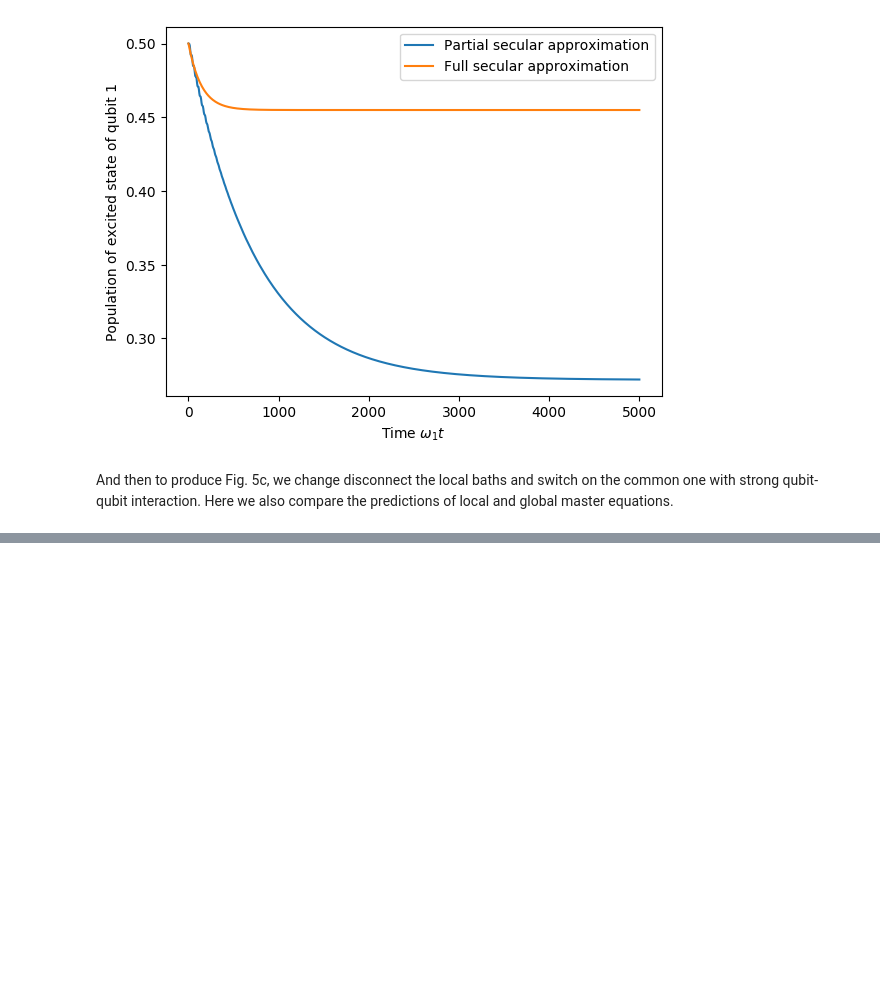
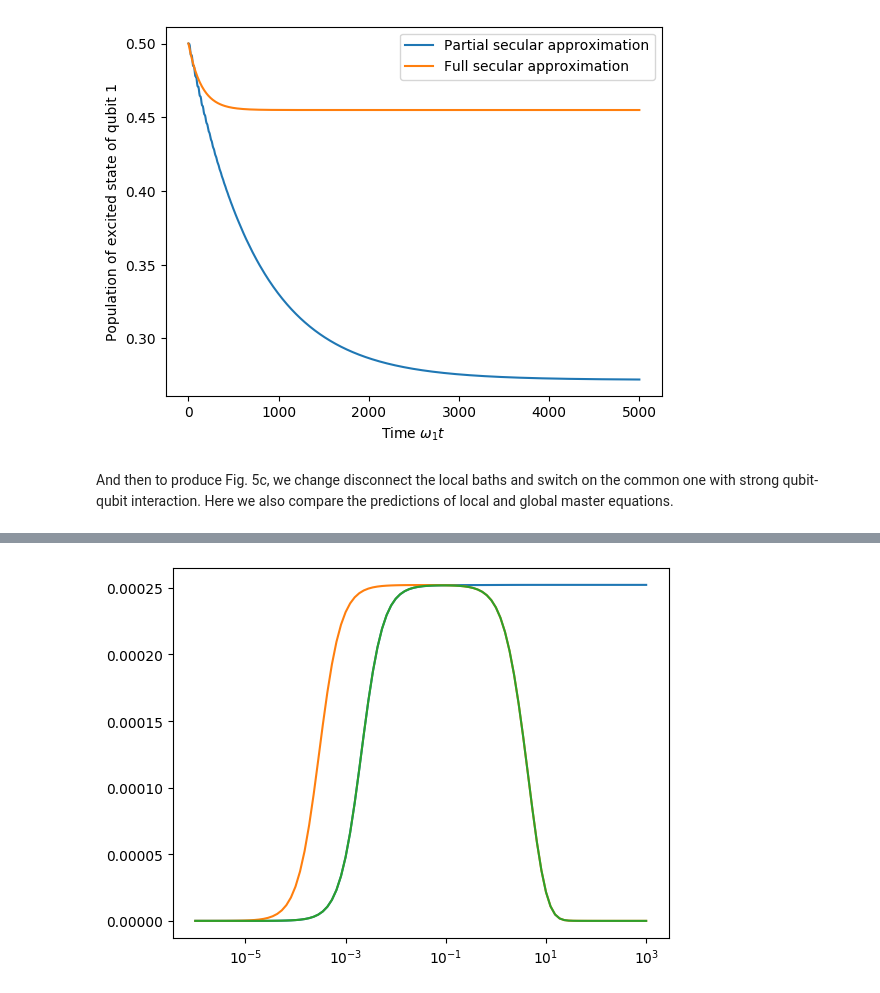
Before and after one commit to avaara/PSA-general, a Jupyter notebook: Example-notebook.ipynb, the cells around one changed output, grey strips where cells are left out. Cells and saved outputs as stored; diff of their text form; code cells hidden in the pictures; blank space fills up the shorter version.

Commit message:
Added heat flow calculation

```diff
--- a/Example-notebook.ipynb
+++ b/Example-notebook.ipynb
@@ -268,0 +276,85 @@ Computing evolution:
+# %%
+#-----------Defining the used parameters-------------
+omega_1 = 1; omega_2 = 0.999
+#----------------------------------------------------
+
+#-----------Updated bath parameters-----------
+g_x_l1 = 1; g_z_l1 = 0
+g_x_l2 = 1; g_z_l2 = 0
+
+T_l1 = 1; T_l2 = 10
+
+alpha_l1 = 0.01; alpha_l2 = 0.01
+khi_l1 = 1; khi_l2 = 1
+#---------------------------------------------
+
+def J(omega, khi, omega_c):
+    return khi * omega/(1 + omega**2/omega_c**2)
+
+#-------------------Updating the baths---------------------
+bath_l1 = {"cpl_ops":[g_x_l1*sigma_x1 + g_z_l1*sigma_z1],
+            "params":[T_l1, alpha_l1, khi_l1],
+            "spectral_dens_func":J}
+bath_l2 = {"cpl_ops":[g_x_l2*sigma_x2 + g_z_l2*sigma_z2],
+            "params":[T_l2, alpha_l2, khi_l2],
+            "spectral_dens_func":J}
+bath_c = {"cpl_ops":[g_x_c1*sigma_x1 + g_x_c2*sigma_x2
+                    + g_z_c1*sigma_z1 + g_z_c2*sigma_z2],
+            "params":[T_c, alpha_c, khi_c],
+            "spectral_dens_func":J}
+#----------------------------------------------------------
+
+#Creating a list of couplings
+lambdas = np.logspace(-6, 3, num=100)
+
+#Creating lists for the heat flows
+Js_local = []
+Js_global_FSA = []
+Js_global_PSA = []
+
+for i in [0,1,2]:
+    #-------Computing the heat flow for each lambda-------
+    for lambd in lambdas:
+        print("\nComputing lambda {}".format(lambd))
+        H_S = 1/2*omega_1*sigma_z1 + 1/2*omega_2*sigma_z2 + lambd*sigma_x1*sigma_x2
+        H_S_loc = 1/2*omega_1*sigma_z1 + 1/2*omega_2*sigma_z2
+
+        if(i==0):
+            L, u, disslist = mf.Liouvillian_general(H_S,
+                                                    [bath_l1, bath_l2],
+                                                    local_Hamiltonian=H_S_loc,
+                                                    psa_cut=0,
+                                                    omega_c=20)
+        if(i==1):
+            L, u, disslist = mf.Liouvillian_general(H_S,
+                                                    [bath_l1, bath_l2],
+                                                    psa_cut=0,
+                                                    omega_c=20)
+        if(i==2):
+            L, u, disslist = mf.Liouvillian_general(H_S,
+                                                    [bath_l1, bath_l2],
+                                                    psa_cut=1e4,
+                                                    omega_c=20)
+        dissipator = disslist[1]
+
+        #Computing the index of eigenvalue zero of Liouvillian
+        #by checking the absmin of all eigenvalues
+        min_idx = np.argmin(np.abs(L.eigenstates()[0]))
+
+        #The steady state is the operator version of the found
+        #eigenvector. It is also normalized to unit trace
+        rho_f = mf.vec_to_op(L.eigenstates()[1][min_idx])
+        rho_f = rho_f/rho_f.tr()
+
+        #Computing the heat flow
+        diss_rho = mf.vec_to_op(dissipator * mf.op_to_vec(rho_f))
+        J = (H_S*diss_rho).tr()
+
+        if(i==0):
+            Js_local.append(J)
+        if(i==1):
+            Js_global_FSA.append(J)
+        if(i==2):
+            Js_global_PSA.append(J)
+    #--------------------------------------------------------
+# %% [output]
@@ -268,0 +378 @@ Computing evolution:
+[figure, added]
```
Also changed, not shown: parts of 6 cells of this notebook.
